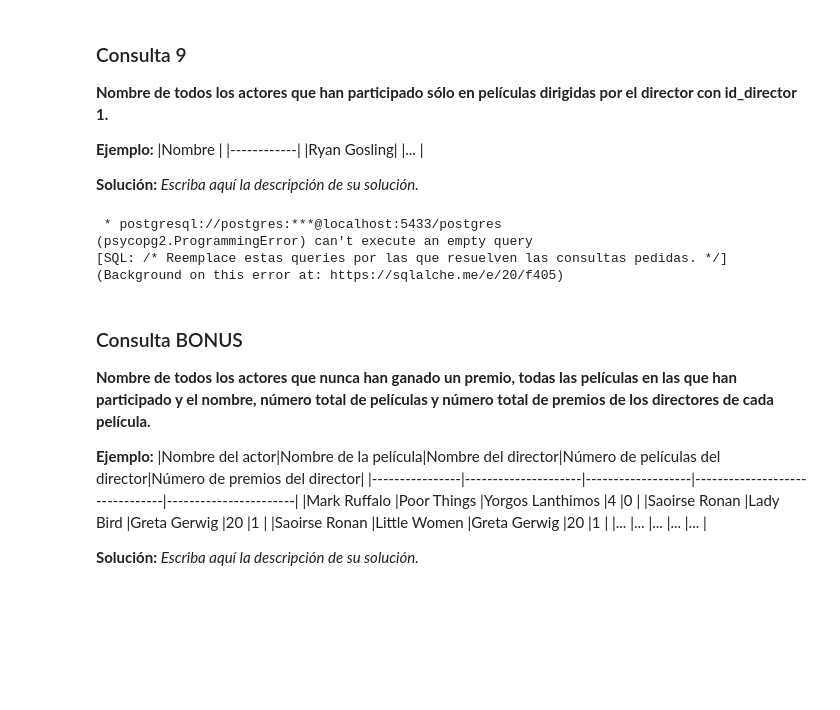
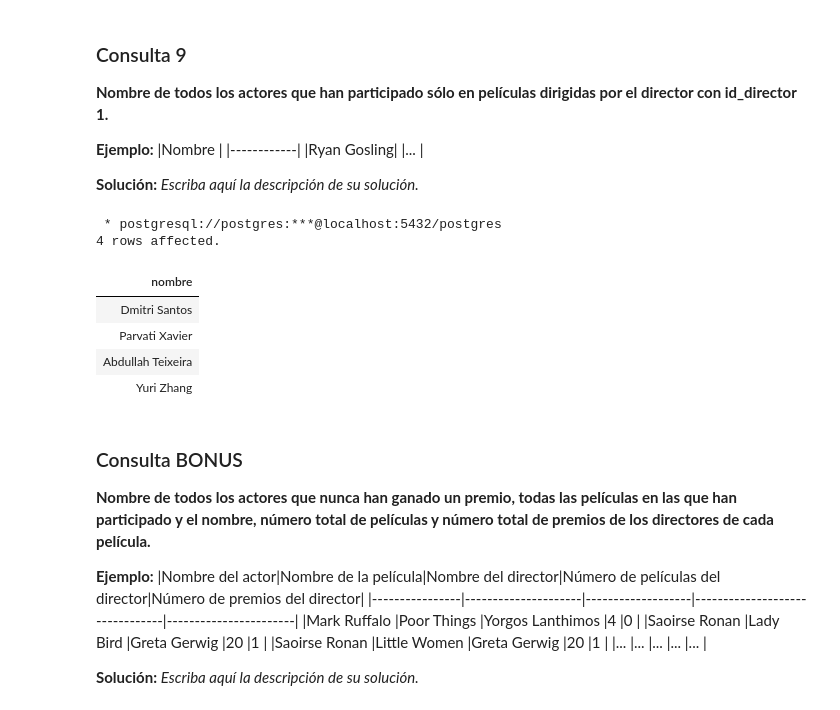
Before and after one commit to Sofiwiwi/Tarea1inf-239, a Jupyter notebook: Tarea_1.ipynb, the cells around one changed output. Saved outputs shown, nothing was run; the diff lists cells and outputs as text; code cells hidden in the pictures; blank space fills up the shorter version.

```diff
--- a/Tarea_1.ipynb
+++ b/Tarea_1.ipynb
@@ -516,14 +578,20 @@ ORDER BY (COUNT(DISTINCT actor.id_actor)) DESC;
 
 
 **Solución:** _Escriba aquí la descripción de su solución._
-# %%
-%%sql
-/* Reemplace estas queries por las que resuelven las consultas pedidas. */
-# %% [output]
- * postgresql://postgres:***@localhost:5433/postgres
-(psycopg2.ProgrammingError) can't execute an empty query
-[SQL: /* Reemplace estas queries por las que resuelven las consultas pedidas. */]
-(Background on this error at: https://sqlalche.me/e/20/f405)
+# %%
+%%sql
+SELECT actor.nombre
+FROM actor_participa_en_pelicula participacion_actor
+LEFT JOIN actor ON participacion_actor.id_actor = actor.id_actor
+JOIN pelicula ON participacion_actor.id_pelicula = pelicula.id_pelicula AND pelicula.id_director = 1
+# %% [output]
+ * postgresql://postgres:***@localhost:5432/postgres
+4 rows affected.
+| nombre |
+| Dmitri Santos |
+| Parvati Xavier |
+| Abdullah Teixeira |
+| Yuri Zhang |
 # %% [markdown]
 ### Consulta BONUS
 
```
Also changed, not shown: parts of 20 cells of this notebook.
